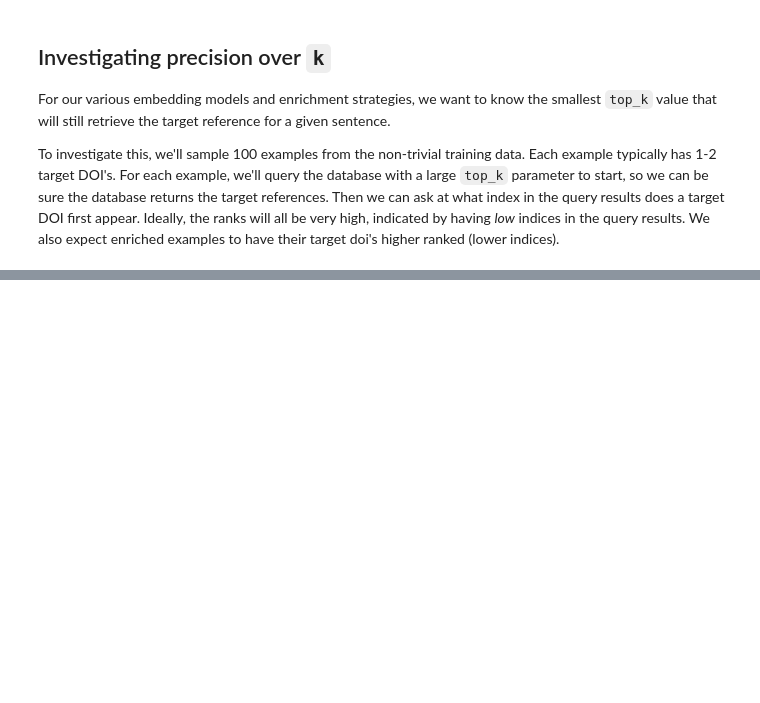
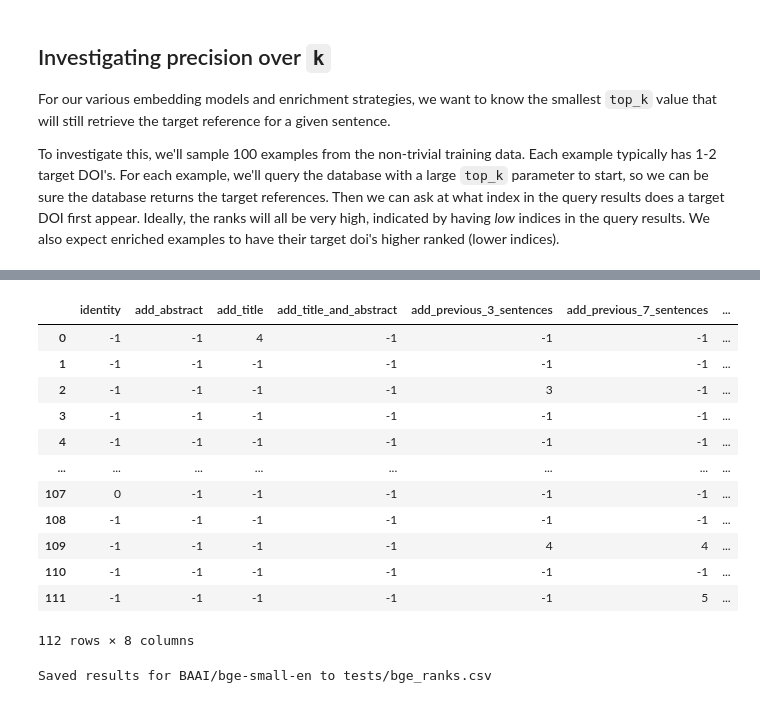
Before and after one commit to benjaminb/citeline, a Jupyter notebook: tune_top_k.ipynb, the cells around one changed output, grey strips where cells are left out. Saved outputs shown, nothing was run; the diff lists cells and outputs as text; code cells hidden in the pictures; blank space fills up the shorter version.

Commit message:
preparing test top k notebook

```diff
--- a/tune_top_k.ipynb
+++ b/tune_top_k.ipynb
@@ -82,9 +89,3 @@ def get_ranks(
     ranks = [lowest_index_matching_doi(
         target_doi=doi, query_results=query_results) for doi in target_dois]
     return ranks
-# %%
-embedder = get_embedder(model_name='BAAI/bge-small-en',
-                        device=device, normalize=True)
-enricher = get_enricher("identity")
-
-embeddings = embedder(enricher.enrich_batch(examples))  # Enrich and embed the entire batch
@@ -183,0 +92,35 @@ plt.show()
+# %%
+from itertools import product
+
+embedding_models = ['BAAI/bge-small-en']
+if device == 'cuda':
+    embedding_models += ['bert-base-uncased', 'adsabs/astroBERT']
+enrichers = ENRICHMENT_FN.keys()
+combos = list(product(embedding_models, enrichers))
+
+model_names_to_tables = {
+    'BAAI/bge-small-en': 'bge',
+    'bert-base-uncased': 'bert_hnsw',
+    'adsabs/astroBERT': 'astrobert_hnsw'
+}
+
+# Dict mapping "model name": pd.DataFrame() of results (enrichment functions used -> columns)
+results = {model: pd.DataFrame() for model in embedding_models}
+
+for embedding_model, enricher_name in combos:
+    print(f"Embedding model: {embedding_model}, Enricher: {enricher_name}")
+    embedder = get_embedder(embedding_model, device=device)
+    enricher = get_enricher(enricher_name)
+    table_name = model_names_to_tables[embedding_model]
+    ranks = []
+    for i in tqdm(range(len(examples))):
+        example = examples.iloc[i]
+        ranks += get_ranks(
+            example=example,
+            embedder=embedder,
+            enricher=enricher,
+            table_name=table_name,
+            top_k=350000,
+            ef_search=350000)
+    series = pd.Series(ranks)
+    results[embedding_model][enricher_name] = series
@@ -183,0 +186,30 @@ plt.show()
+# %%
+results['BAAI/bge-small-en']
+# %% [output]
+|  | identity | add_abstract | add_title | add_title_and_abstract | add_previous_3_sentences | add_previous_7_sentences | ... |
+| 0 | -1 | -1 | 4 | -1 | -1 | -1 | ... |
+| 1 | -1 | -1 | -1 | -1 | -1 | -1 | ... |
+| 2 | -1 | -1 | -1 | -1 | 3 | -1 | ... |
+| 3 | -1 | -1 | -1 | -1 | -1 | -1 | ... |
+| 4 | -1 | -1 | -1 | -1 | -1 | -1 | ... |
+| ... | ... | ... | ... | ... | ... | ... | ... |
+| 107 | 0 | -1 | -1 | -1 | -1 | -1 | ... |
+| 108 | -1 | -1 | -1 | -1 | -1 | -1 | ... |
+| 109 | -1 | -1 | -1 | -1 | 4 | 4 | ... |
+| 110 | -1 | -1 | -1 | -1 | -1 | -1 | ... |
+| 111 | -1 | -1 | -1 | -1 | -1 | 5 | ... |
+112 rows × 8 columns
+# %%
+model_names_to_filenames = {
+    'BAAI/bge-small-en': 'bge',
+    'bert-base-uncased': 'bert',
+    'adsabs/astroBERT': 'astrobert'
+}
+
+# Save the results to CSV files
+for model_name, df in results.items():
+    filename = f"tests/{model_names_to_filenames[model_name]}_ranks.csv"
+    df.to_csv(filename, index=False)
+    print(f"Saved results for {model_name} to {filename}")
+# %% [output]
+Saved results for BAAI/bge-small-en to tests/bge_ranks.csv
```
Also changed, not shown: parts of 11 cells of this notebook, 10 other files.
